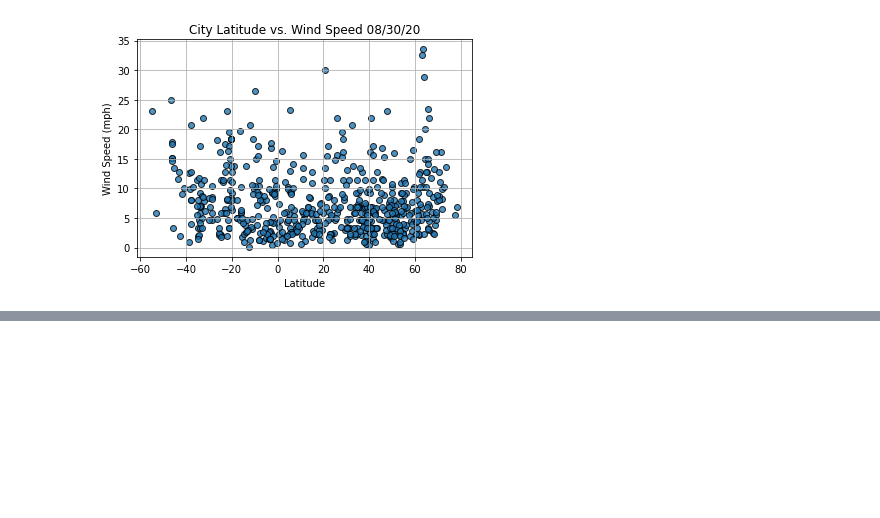
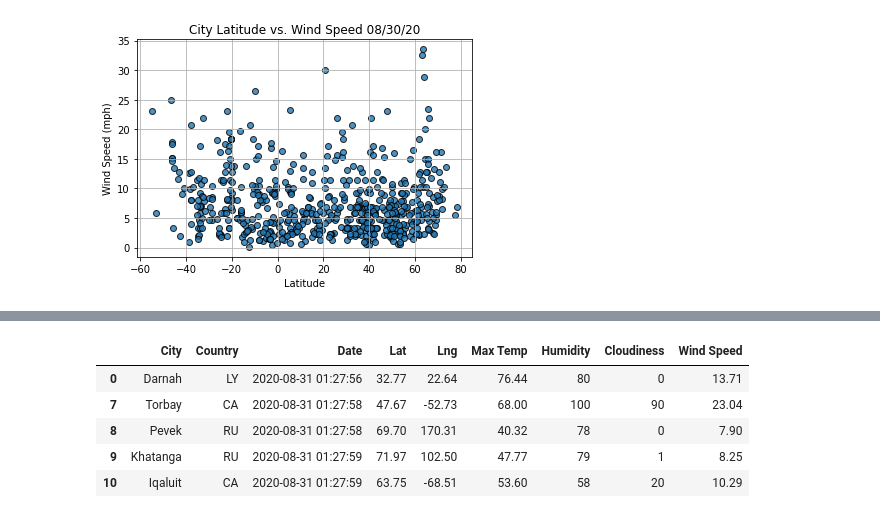
Before and after one commit to larrydodson/World_Weather_Analysis, a Jupyter notebook: WeatherPy.ipynb, the cells around one changed output, grey strips where cells are left out. Saved outputs shown, nothing was run; the diff lists cells and outputs as text; code cells hidden in the pictures; blank space fills up the shorter version.

```diff
--- a/WeatherPy.ipynb
+++ b/WeatherPy.ipynb
@@ -303,0 +358,9 @@ plt.show()
+# %%
+city_data_df.loc[(city_data_df["Lat"] >= 0)].head()
+# %% [output]
+|  | City | Country | Date | Lat | Lng | Max Temp | Humidity | Cloudiness | Wind Speed |
+| 0 | Darnah | LY | 2020-08-31 01:27:56 | 32.77 | 22.64 | 76.44 | 80 | 0 | 13.71 |
+| 7 | Torbay | CA | 2020-08-31 01:27:58 | 47.67 | -52.73 | 68.00 | 100 | 90 | 23.04 |
+| 8 | Pevek | RU | 2020-08-31 01:27:58 | 69.70 | 170.31 | 40.32 | 78 | 0 | 7.90 |
+| 9 | Khatanga | RU | 2020-08-31 01:27:59 | 71.97 | 102.50 | 47.77 | 79 | 1 | 8.25 |
+| 10 | Iqaluit | CA | 2020-08-31 01:27:59 | 63.75 | -68.51 | 53.60 | 58 | 20 | 10.29 |
```
Also changed, not shown: parts of 9 cells of this notebook.
